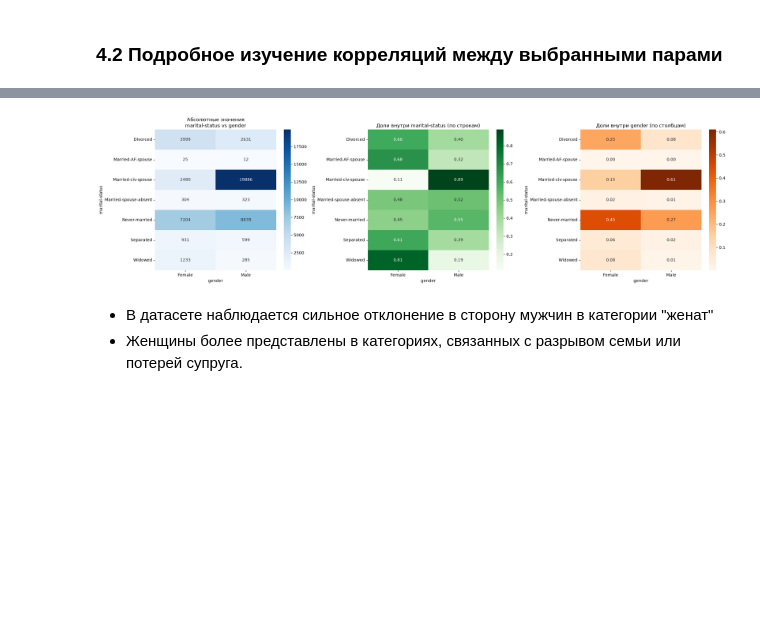
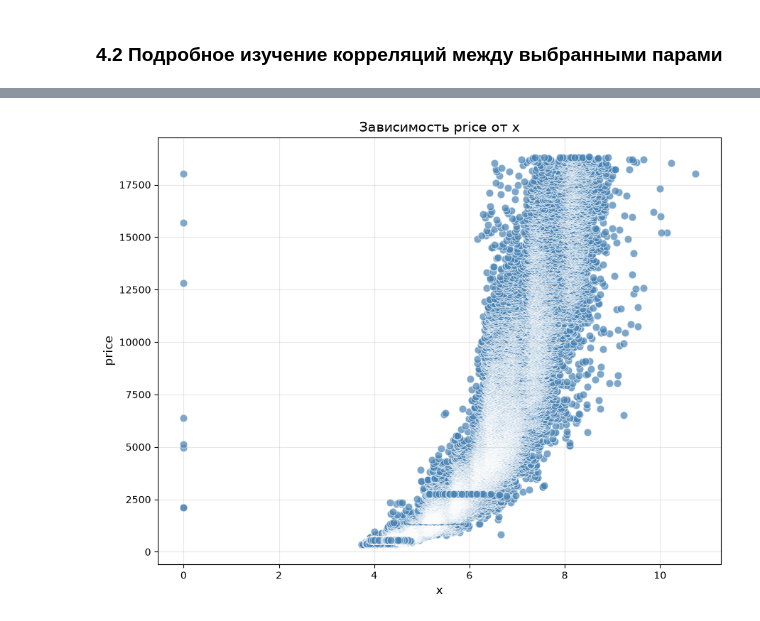
Before and after one commit to TimofeyTsvirko/regression-task, a Jupyter notebook: eda.ipynb, the cells around one changed output, grey strips where cells are left out. Cells and saved outputs as stored; diff of their text form; code cells hidden in the pictures; blank space fills up the shorter version.

```diff
--- a/eda.ipynb
+++ b/eda.ipynb
@@ -271,7 +290,4 @@ plot_categorical_relationship(df, "relationship", "marital-status")
 # %%
-plot_categorical_relationship(df, "marital-status", "gender")
+plot_numeric_relationship(df, "x", "price")
 # %% [output]
-[figure, old version]
+[figure, new version]
-# %% [markdown]
-- В датасете наблюдается сильное отклонение в сторону мужчин в категории "женат"
-- Женщины более представлены в категориях, связанных с разрывом семьи или потерей супруга.
```
Also changed, not shown: parts of 61 cells of this notebook, 2 other files.
